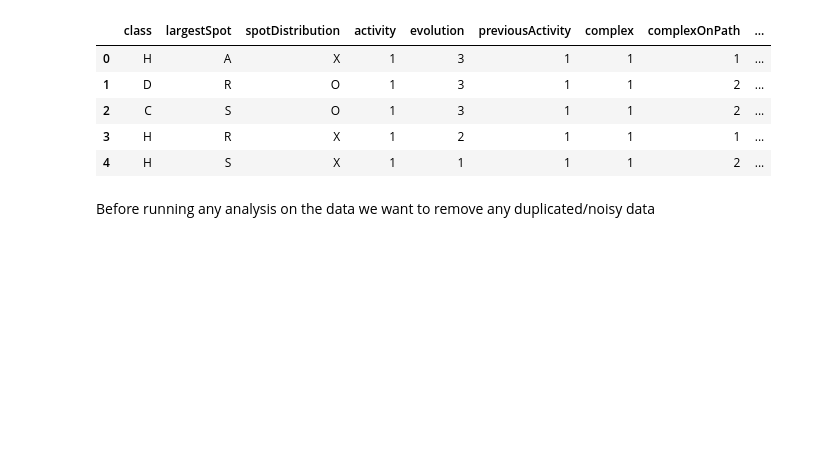
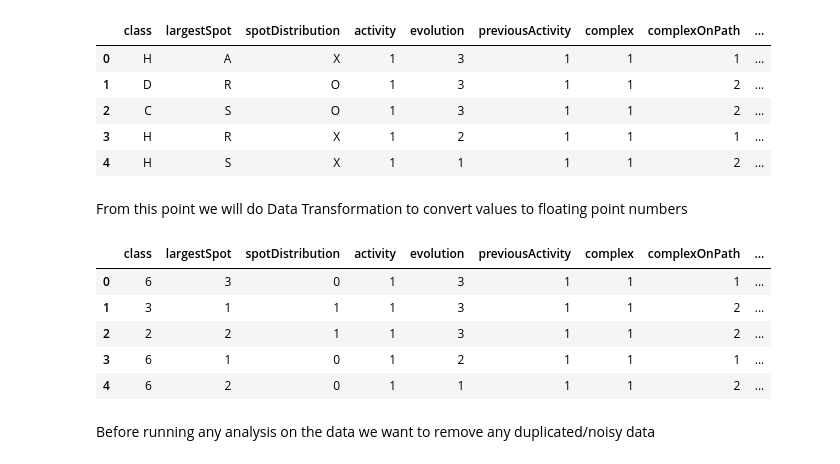
Before and after one commit to ddalton-swe/flare-prediction-project, a Jupyter notebook: SolarFlare_Analysis.ipynb, the cells around one changed output. Saved outputs shown, nothing was run; the diff lists cells and outputs as text; code cells hidden in the pictures; blank space fills up the shorter version.

Commit message:
transformation of data to remove string

```diff
--- a/SolarFlare_Analysis.ipynb
+++ b/SolarFlare_Analysis.ipynb
@@ -18,6 +18,29 @@ df.head()
 | 2 | C | S | O | 1 | 3 | 1 | 1 | 2 | ... |
 | 3 | H | R | X | 1 | 2 | 1 | 1 | 1 | ... |
 | 4 | H | S | X | 1 | 1 | 1 | 1 | 2 | ... |
+# %% [markdown]
+From this point we will do Data Transformation to convert values to floating point numbers
+# %%
+# Class: (A,B,C,D,E,F,H) (0,1,2,3,4,5,6)
+class_map = {'A': 0, 'B': 1, 'C': 2, 'D': 3, 'E': 4, 'F': 5, 'H': 6, }
+df['class'] = df['class'].map(class_map)
+
+# Largest Spot: (X,R,S,A,H,K) (0,1,2,3,4,5)
+largest_spot_map = {'X': 0, 'R': 1, 'S': 2, 'A': 3, 'H': 4, 'K': 5}
+df['largestSpot'] = df['largestSpot'].map(largest_spot_map)
+
+# Spot Distribution: (X,O,I,C) (0,1,2,3)
+spot_distribution_map = {'X': 0, 'O': 1, 'I': 2, 'C': 3}
+df['spotDistribution'] = df['spotDistribution'].map(spot_distribution_map)
+
+df.head()
+# %% [output]
+|  | class | largestSpot | spotDistribution | activity | evolution | previousActivity | complex | complexOnPath | ... |
+| 0 | 6 | 3 | 0 | 1 | 3 | 1 | 1 | 1 | ... |
+| 1 | 3 | 1 | 1 | 1 | 3 | 1 | 1 | 2 | ... |
+| 2 | 2 | 2 | 1 | 1 | 3 | 1 | 1 | 2 | ... |
+| 3 | 6 | 1 | 0 | 1 | 2 | 1 | 1 | 1 | ... |
+| 4 | 6 | 2 | 0 | 1 | 1 | 1 | 1 | 2 | ... |
 # %% [markdown]
 Before running any analysis on the data we want to remove any duplicated/noisy data
 # %%
```
Also changed, not shown: parts of 4 cells of this notebook.
